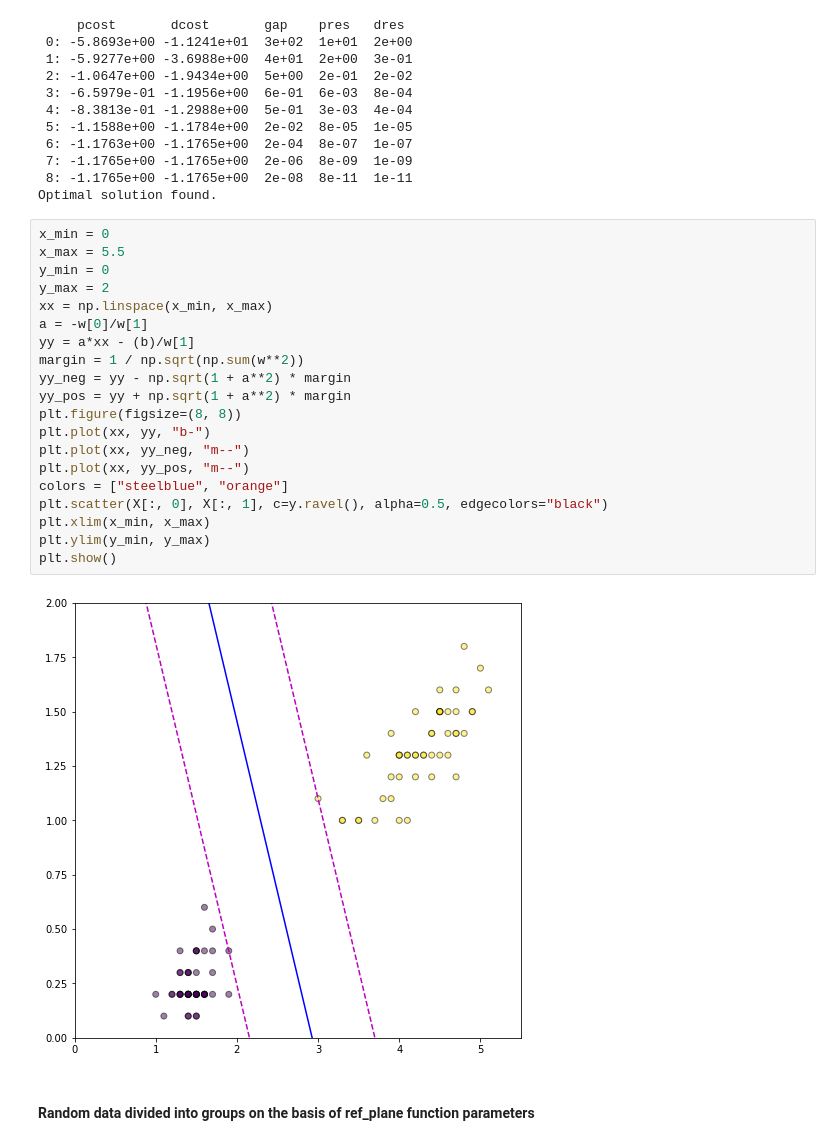
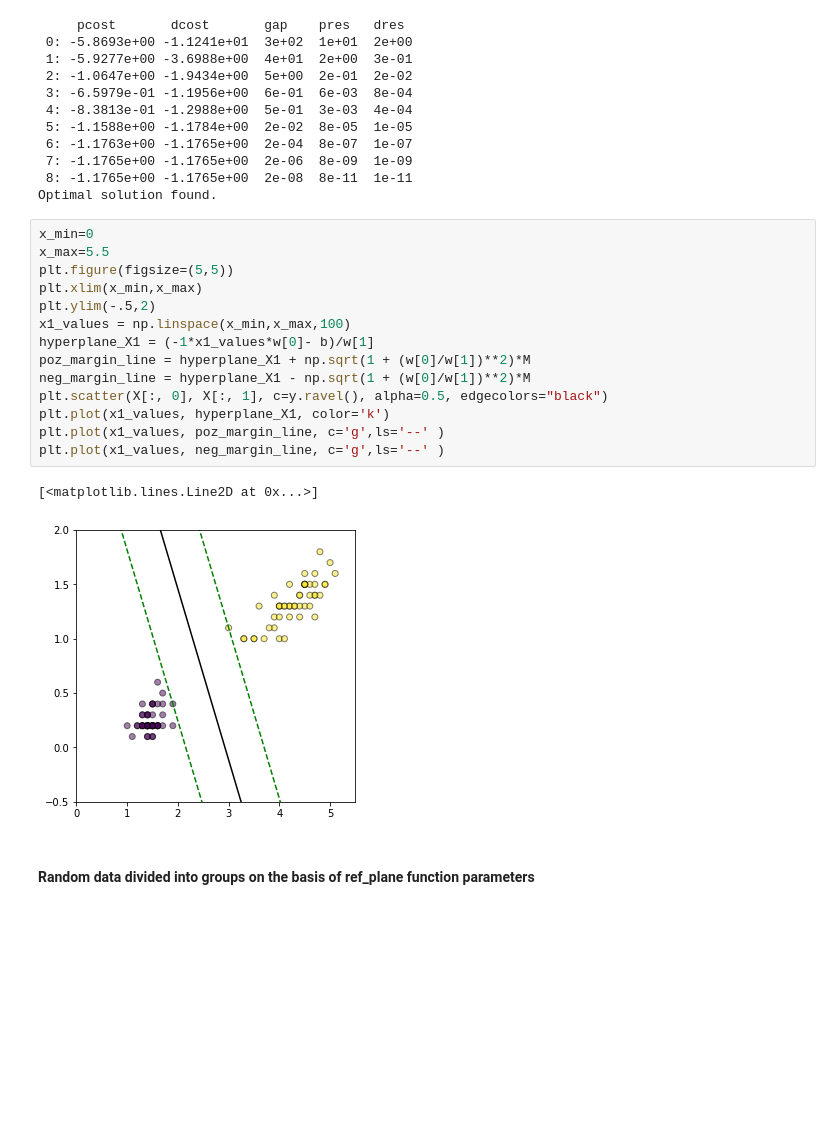
Before and after one commit to TimVrtac/Machine-Learining-Study, a Jupyter notebook: Chapter 9 - SVM.ipynb, the cells around one changed output. Saved outputs shown, nothing was run; the diff lists cells and outputs as text; blank space fills up the shorter version.

```diff
--- a/Chapter 9 - SVM.ipynb
+++ b/Chapter 9 - SVM.ipynb
@@ -67,28 +68,23 @@ w, b, M = SVM.SVM(X,y)
  7: -1.1765e+00 -1.1765e+00  2e-06  8e-09  1e-09
  8: -1.1765e+00 -1.1765e+00  2e-08  8e-11  1e-11
 Optimal solution found.
-# %%
-x_min = 0
-x_max = 5.5
-y_min = 0
-y_max = 2
-xx = np.linspace(x_min, x_max)
-a = -w[0]/w[1]
-yy = a*xx - (b)/w[1]
-margin = 1 / np.sqrt(np.sum(w**2))
-yy_neg = yy - np.sqrt(1 + a**2) * margin
-yy_pos = yy + np.sqrt(1 + a**2) * margin
-plt.figure(figsize=(8, 8))
-plt.plot(xx, yy, "b-")
-plt.plot(xx, yy_neg, "m--")
-plt.plot(xx, yy_pos, "m--")
-colors = ["steelblue", "orange"]
-plt.scatter(X[:, 0], X[:, 1], c=y.ravel(), alpha=0.5, edgecolors="black")
-plt.xlim(x_min, x_max)
-plt.ylim(y_min, y_max)
-plt.show()
-# %% [output]
-[figure, removed]
+# %%
+x_min=0
+x_max=5.5
+plt.figure(figsize=(5,5))
+plt.xlim(x_min,x_max)
+plt.ylim(-.5,2)
+x1_values = np.linspace(x_min,x_max,100)
+hyperplane_X1 = (-1*x1_values*w[0]- b)/w[1]
+poz_margin_line = hyperplane_X1 + np.sqrt(1 + (w[0]/w[1])**2)*M
+neg_margin_line = hyperplane_X1 - np.sqrt(1 + (w[0]/w[1])**2)*M
+plt.scatter(X[:, 0], X[:, 1], c=y.ravel(), alpha=0.5, edgecolors="black")
+plt.plot(x1_values, hyperplane_X1, color='k')
+plt.plot(x1_values, poz_margin_line, c='g',ls='--' )
+plt.plot(x1_values, neg_margin_line, c='g',ls='--' )
+# %% [output]
+[<matplotlib.lines.Line2D at 0x...>]
+[figure, added]
 # %% [markdown]
 #### Random data divided into groups on the basis of ref_plane function parameters
 # %%
```
Also changed, not shown: parts of 13 cells of this notebook, 1 other file.
